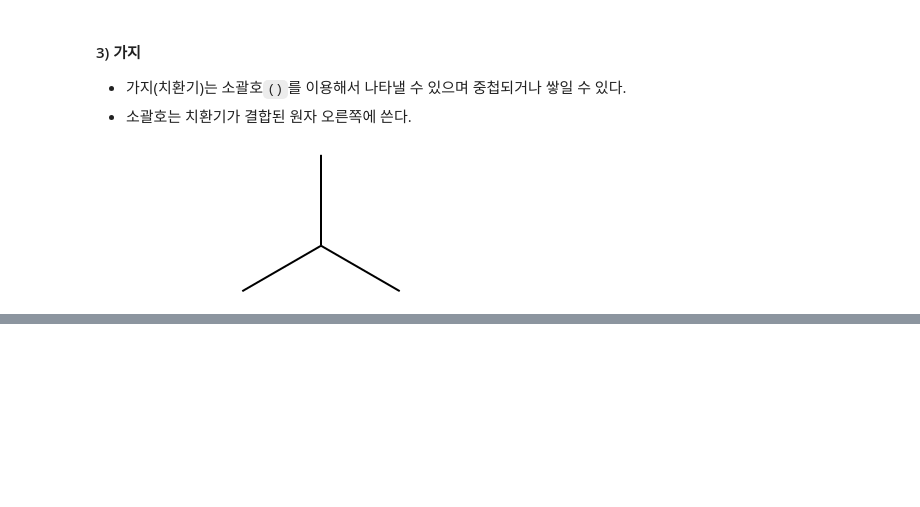
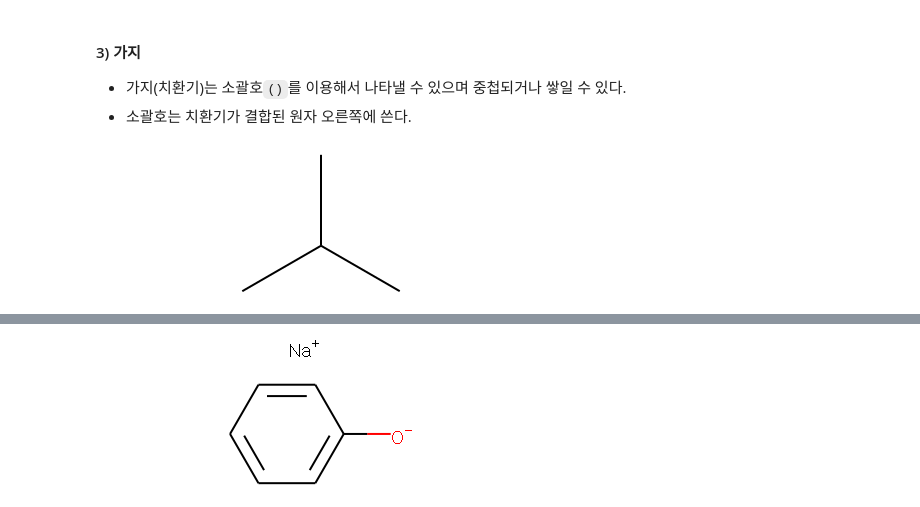
Before and after one commit to asd93/a, a Jupyter notebook: c/FP/SMILES_1.ipynb, the cells around one changed output, grey strips where cells are left out. Drawn from its saved outputs; the diff is of its cells as text; code cells hidden in the pictures; blank space fills up the shorter version.

```diff
--- a/c/FP/SMILES_1.ipynb
+++ b/c/FP/SMILES_1.ipynb
@@ -173,0 +180,5 @@ a
+# %%
+a=Chem.MolFromSmiles('[Na+].[O-]c1ccccc1')
+a
+# %% [output]
+[figure, added]
```
Also changed, not shown: parts of 34 cells of this notebook.
